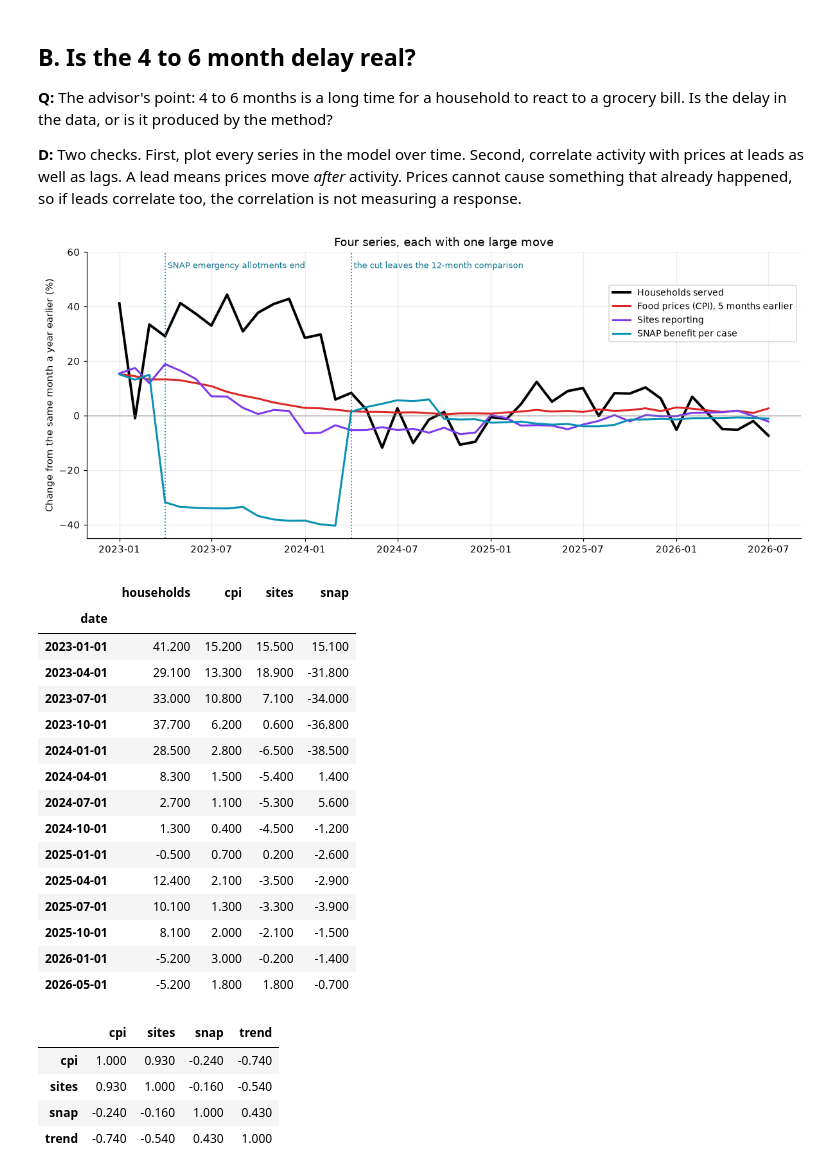
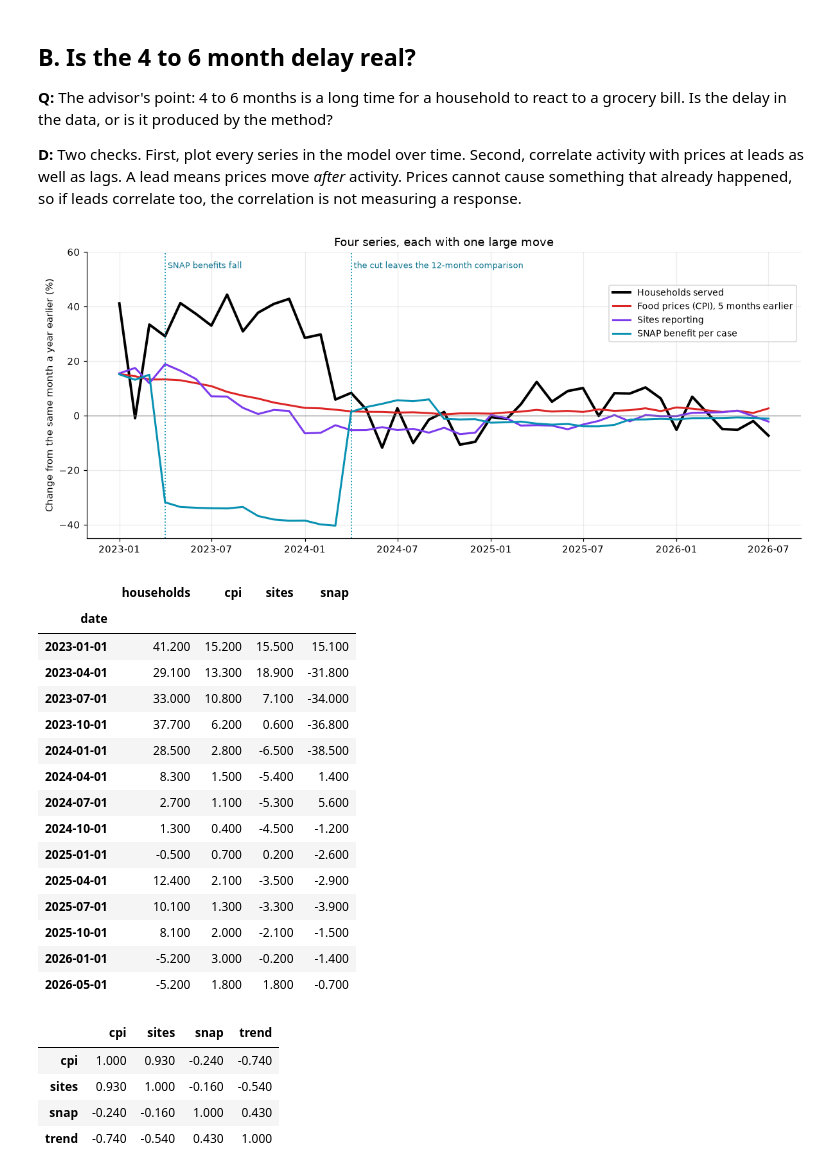
Before and after one commit to dhyan95/MinneMUDAC, a Jupyter notebook: notebooks/q4_advisor_followup.ipynb, the cells around one changed output. Drawn from its saved outputs; the diff is of its cells as text; code cells hidden in the pictures.

```diff
--- a/notebooks/q4_advisor_followup.ipynb
+++ b/notebooks/q4_advisor_followup.ipynb
@@ -205,25 +205,25 @@ correlation is not measuring a response.
 # %%
 d = data_at(5) * 100
 fig, ax = plt.subplots(figsize=(11, 4.8))
 ax.plot(d.index, d["households"], color="black", lw=2.6, label="Households served")
 ax.plot(d.index, d["cpi"], color="#dc2626", lw=2, label="Food prices (CPI), 5 months earlier")
 ax.plot(d.index, d["sites"], color="#7c3aed", lw=2, label="Sites reporting")
 ax.plot(d.index, d["snap"], color="#0891b2", lw=2, label="SNAP benefit per case")
 ax.axhline(0, color="grey", lw=0.8)
-for when, text in [("2023-04-01", "SNAP emergency allotments end"),
+for when, text in [("2023-04-01", "SNAP benefits fall"),
                    ("2024-04-01", "the cut leaves the 12-month comparison")]:
     ax.axvline(pd.Timestamp(when), color="#0891b2", ls=":", lw=1.2)
     ax.text(pd.Timestamp(when), 55, " " + text, fontsize=8.5, color="#0e7490", va="center")
 ax.set_ylim(-45, 60)
 ax.set_ylabel("Change from the same month a year earlier (%)")
 ax.set_title("Four series, each with one large move")
 ax.legend(loc="upper right", bbox_to_anchor=(1.0, 0.9), fontsize=9)
 plt.tight_layout()
 plt.show()
 
 d.iloc[::3][["households", "cpi", "sites", "snap"]].round(1)
 # %% [output]
-[figure, old version]
+[figure, new version]
 |  | households | cpi | sites | snap |
 | date |  |  |  |  |
 | 2023-01-01 | 41.200 | 15.200 | 15.500 | 15.100 |
```
Also changed, not shown: parts of 4 cells of this notebook.
